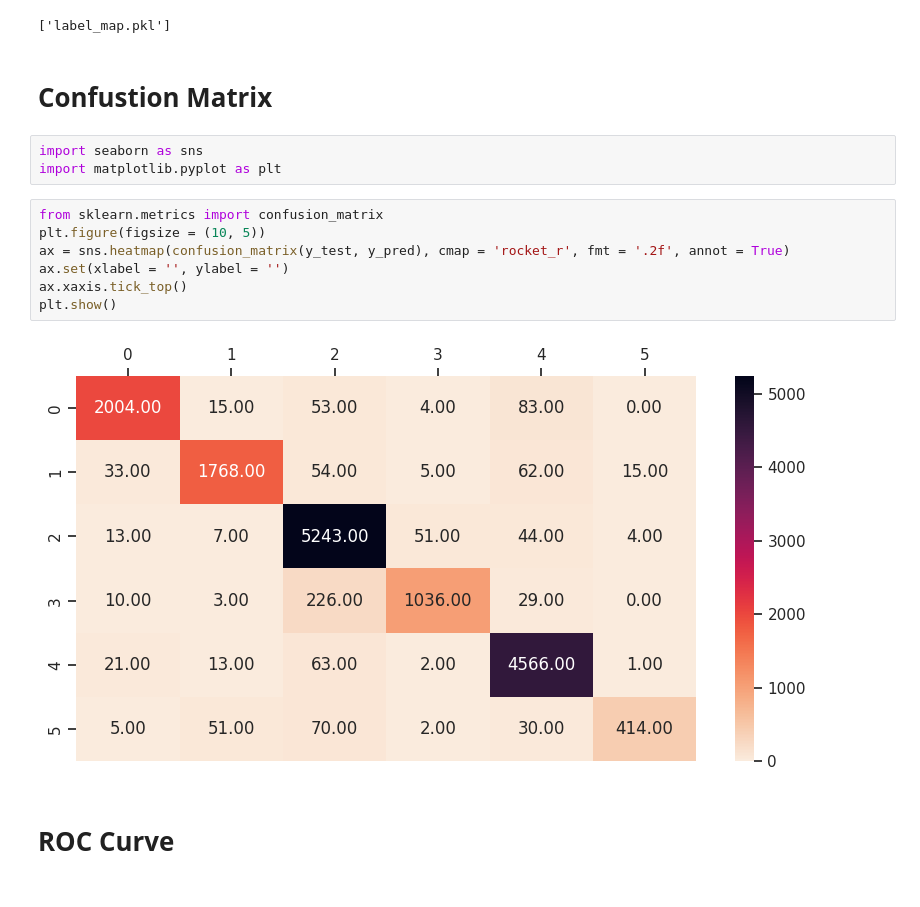
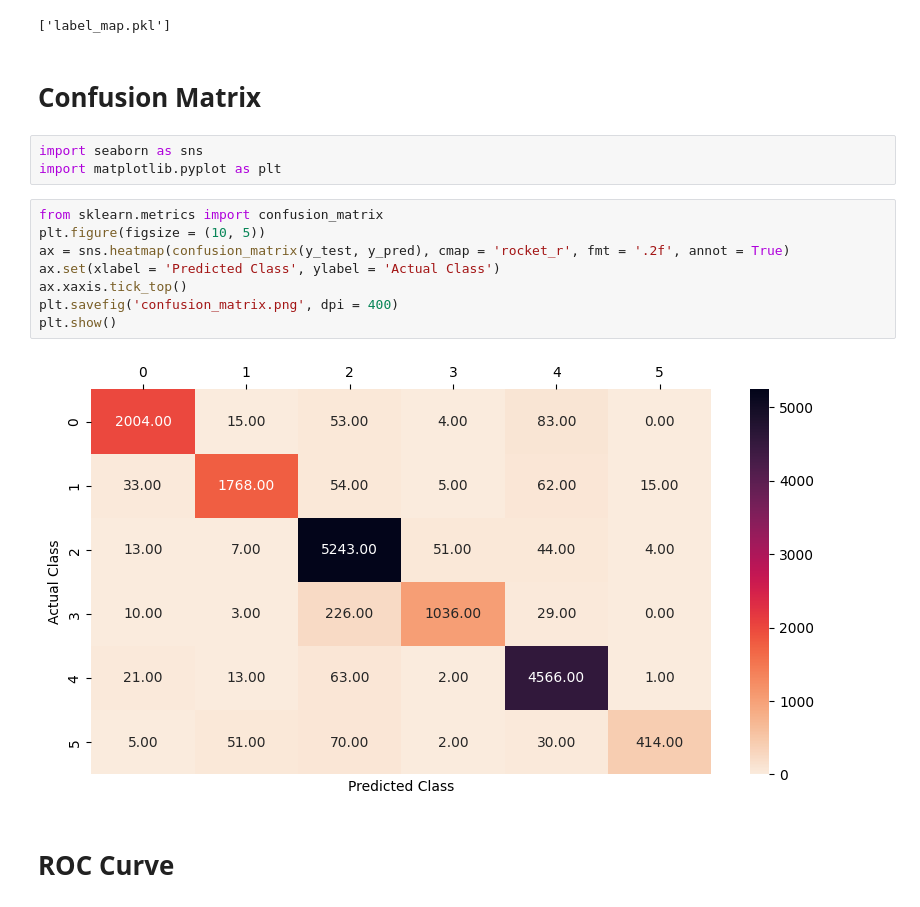
Before and after one commit to eric-castillo05/emotions-wheel-nlp, a Jupyter notebook: unilabel/TF_IDF_lreg.ipynb, the cells around one changed output. Cells and saved outputs as stored; diff of their text form.

```diff
--- a/unilabel/TF_IDF_lreg.ipynb
+++ b/unilabel/TF_IDF_lreg.ipynb
@@ -211,19 +212,20 @@ joblib.dump(label_map, 'label_map.pkl')
 # %% [output]
 ['label_map.pkl']
 # %% [markdown]
-# Confustion Matrix
+# Confusion Matrix
 # %%
 import seaborn as sns
 import matplotlib.pyplot as plt
 # %%
 from sklearn.metrics import confusion_matrix
 plt.figure(figsize = (10, 5))
 ax = sns.heatmap(confusion_matrix(y_test, y_pred), cmap = 'rocket_r', fmt = '.2f', annot = True)
-ax.set(xlabel = '', ylabel = '')
+ax.set(xlabel = 'Predicted Class', ylabel = 'Actual Class')
 ax.xaxis.tick_top()
+plt.savefig('confusion_matrix.png', dpi = 400)
 plt.show()
 # %% [output]
-[figure, old version]
+[figure, new version]
 # %% [markdown]
 # ROC Curve
 # %%
```
Also changed, not shown: parts of 5 cells of this notebook.
